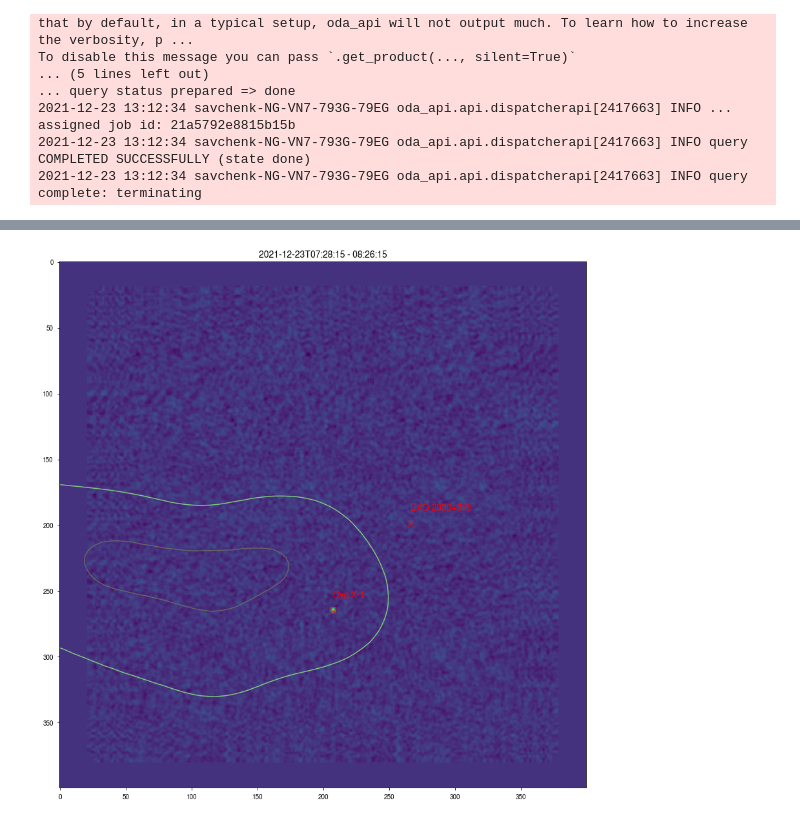
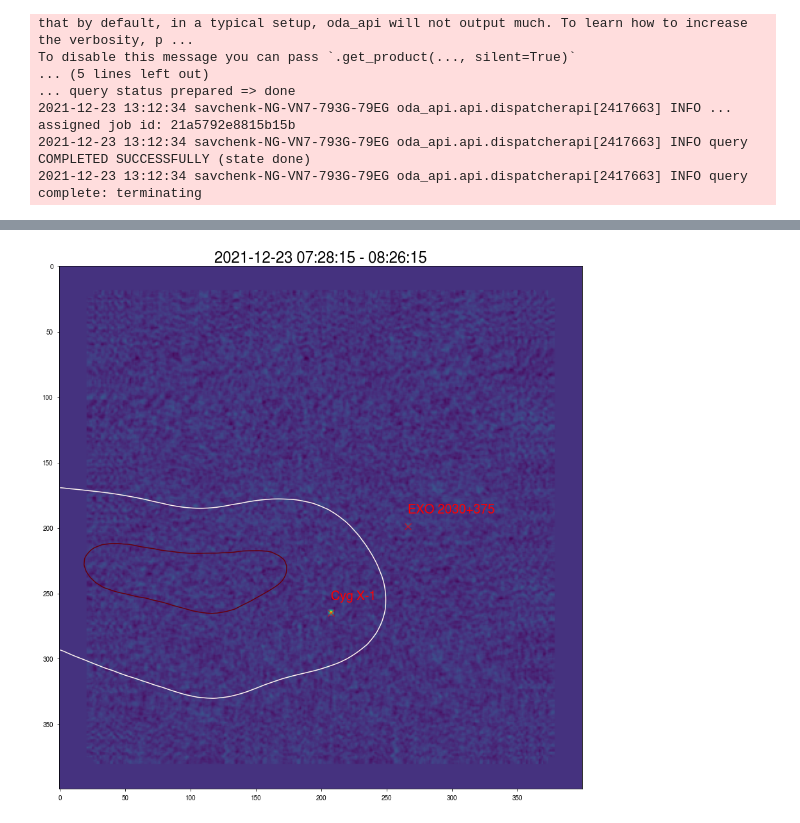
Before and after one commit to volodymyrss/isgri-colocalization, a Jupyter notebook: isgri-coloc.ipynb, the cells around one changed output, grey strips where cells are left out. Cells and saved outputs as stored; diff of their text form; code cells hidden in the pictures.

```diff
--- a/isgri-coloc.ipynb
+++ b/isgri-coloc.ipynb
@@ -187,4 +171,15 @@ WARNING: FITSFixedWarning: 'datfix' made the change 'Set DATEREF to '2000-01-01'
 # %%
+
+
+from astropy.wcs import WCS
+import numpy as np
+
+isgri_image = fits.open(short_image.skyima) #T0_dict['SCWID']
+
+isgri_image_wcs = WCS(isgri_image[4])
+
+
+
 from matplotlib import cm
 
 px = np.arange(region.shape[0])
@@ -199,18 +194,18 @@ isgri_region = healpy.get_interp_val(region, ra, dec, lonlat=True)
 plt.figure(figsize=(15,15))
 
 plt.imshow(isgri_image[4].data)
-plt.contour(isgri_region, levels=[50, 90], cmap=cm.Accent)
+plt.contour(isgri_region, levels=[50, 90], cmap=cm.Reds)
 
 for l in catalog:
     (o_i, o_j), = isgri_image_wcs.all_world2pix([[l['ra'], l['dec']]], 0)
     if o_i>0 and o_i<400 and o_j>0 and o_j<400:
-        plt.text(o_i, o_j - 10, l['src_names'], size=14, color='r')
+        plt.text(o_i, o_j - 10, l['src_names'], size=20, color='r')
         plt.scatter(o_i, o_j, color='r', marker='x', alpha=0.6, s=100)
         # break
     else:
         print('skip', l)
 
-plt.title(f"{ic.converttime('IJD', isgri_image[4].header['TSTART'], 'UTC').replace("T"," ")[:-4]}"
+plt.title(f"{ic.converttime('IJD', isgri_image[4].header['TSTART'], 'UTC').replace('T', ' ')[:-4]}"
           f" - {ic.converttime('IJD', isgri_image[4].header['TSTOP'], 'UTC').split('T')[1][:-4]}"
-, size=14)
+, size=24)
 # %% [output]
@@ -220 +221 @@ Text(0.5, 1.0, '2021-12-23T07:28:15 - 08:26:15')
-[figure, old version]
+[figure, new version]
```
Also changed, not shown: parts of 4 cells of this notebook.
